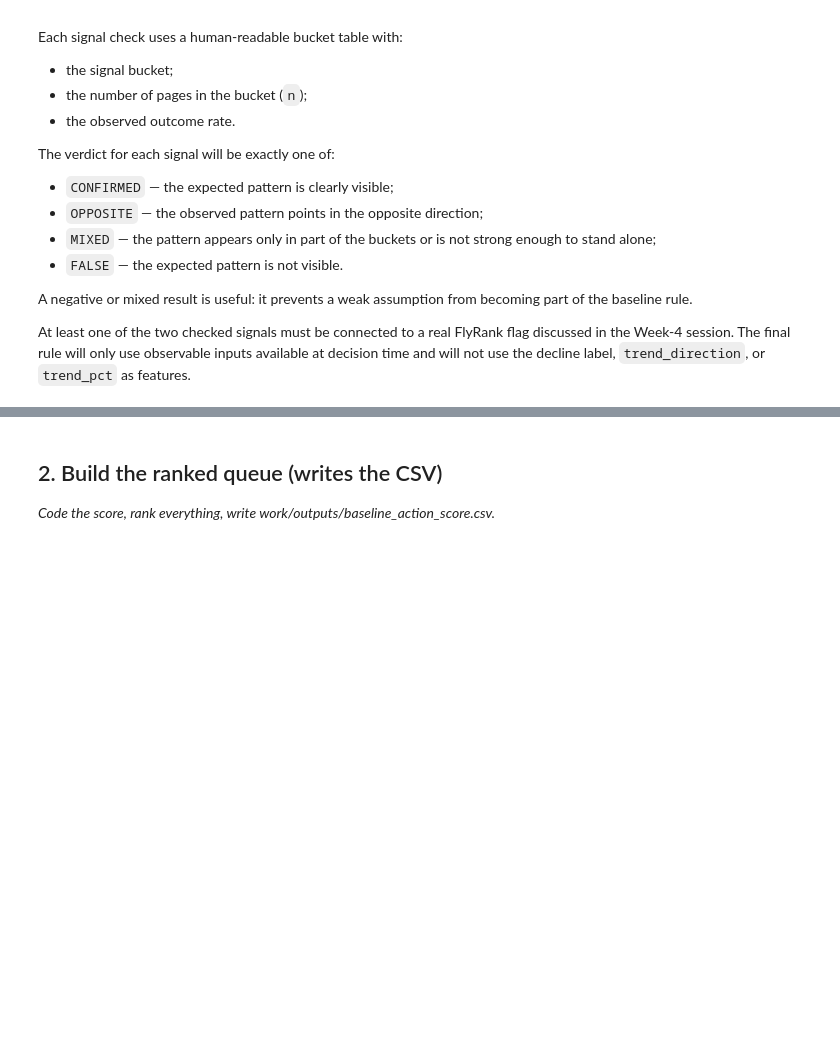
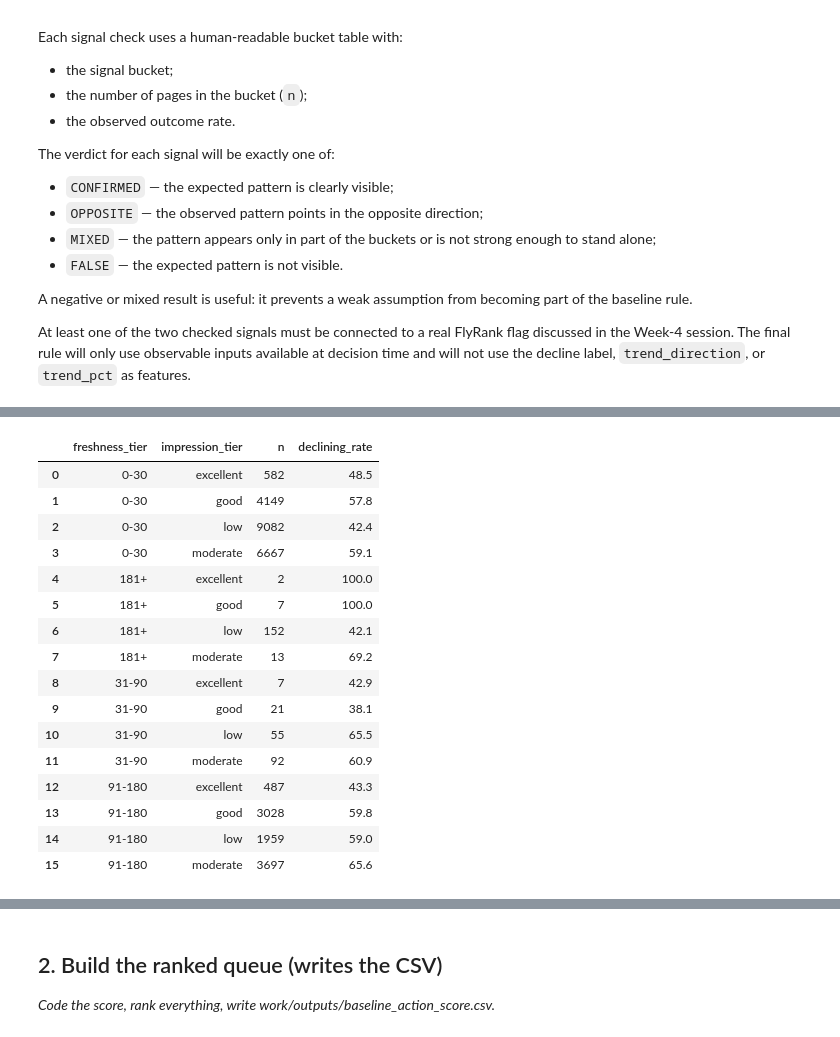
Before and after one commit to faculatini/flyrank_ml, a Jupyter notebook: work/notebooks/w04_baseline_score.ipynb, the cells around one changed output, grey strips where cells are left out. Saved outputs shown, nothing was run; the diff lists cells and outputs as text; code cells hidden in the pictures; blank space fills up the shorter version.

```diff
--- a/work/notebooks/w04_baseline_score.ipynb
+++ b/work/notebooks/w04_baseline_score.ipynb
@@ -142,0 +247,35 @@ At least one of the two checked signals must be connected to a real FlyRank flag
+# %%
+combined_signal_check = (
+    df.groupby(["freshness_tier", "impression_tier"], dropna=False)
+      .agg(
+          n=("content_id", "size"),
+          declining_rate=("trend_direction", lambda s: (s == "down").mean() * 100)
+      )
+      .reset_index()
+)
+
+combined_signal_check["declining_rate"] = (
+    combined_signal_check["declining_rate"].round(1)
+)
+
+combined_signal_check.sort_values(
+    ["freshness_tier", "impression_tier"]
+)
+# %% [output]
+|  | freshness_tier | impression_tier | n | declining_rate |
+| 0 | 0-30 | excellent | 582 | 48.5 |
+| 1 | 0-30 | good | 4149 | 57.8 |
+| 2 | 0-30 | low | 9082 | 42.4 |
+| 3 | 0-30 | moderate | 6667 | 59.1 |
+| 4 | 181+ | excellent | 2 | 100.0 |
+| 5 | 181+ | good | 7 | 100.0 |
+| 6 | 181+ | low | 152 | 42.1 |
+| 7 | 181+ | moderate | 13 | 69.2 |
+| 8 | 31-90 | excellent | 7 | 42.9 |
+| 9 | 31-90 | good | 21 | 38.1 |
+| 10 | 31-90 | low | 55 | 65.5 |
+| 11 | 31-90 | moderate | 92 | 60.9 |
+| 12 | 91-180 | excellent | 487 | 43.3 |
+| 13 | 91-180 | good | 3028 | 59.8 |
+| 14 | 91-180 | low | 1959 | 59.0 |
+| 15 | 91-180 | moderate | 3697 | 65.6 |
```
Also changed, not shown: parts of 23 cells of this notebook.
